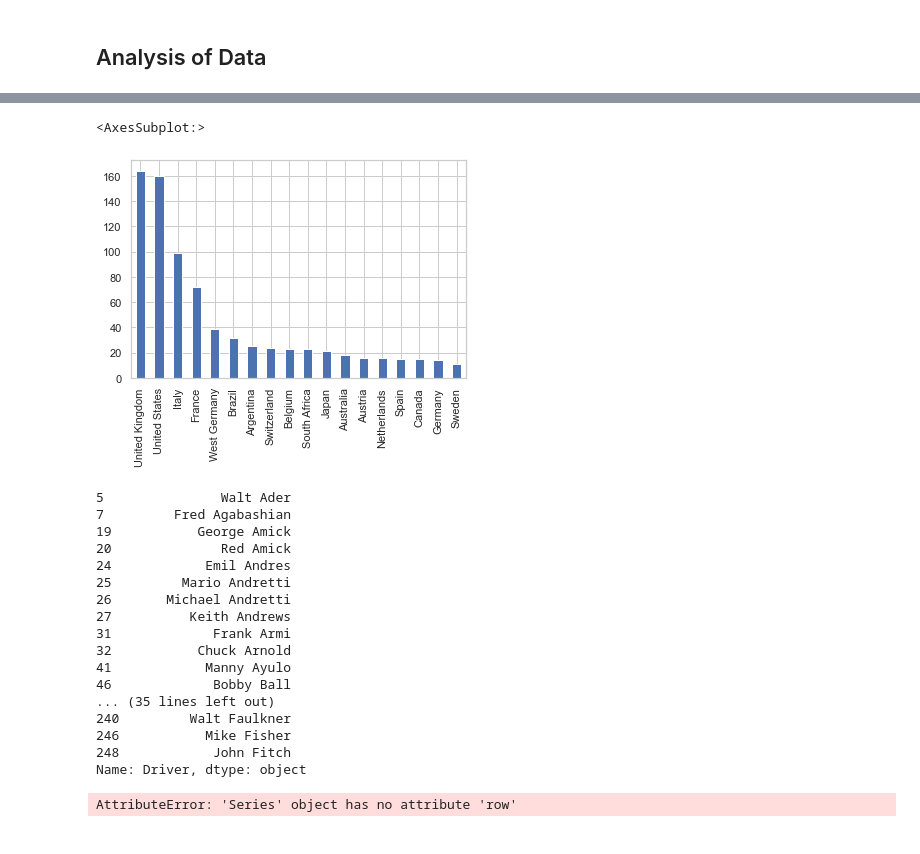
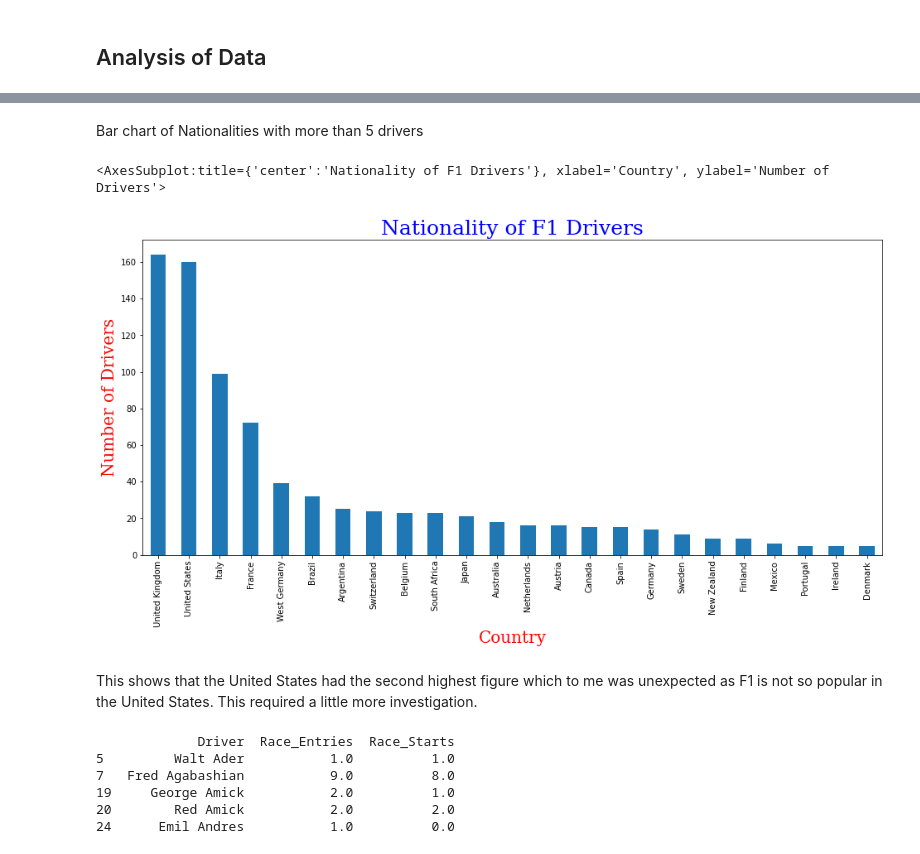
Before and after one commit to Ballyk101/UCDPA_JohnCronly, a Jupyter notebook: F1_Drivers_1952_to_2022.ipynb, the cells around one changed output, grey strips where cells are left out. Saved outputs shown, nothing was run; the diff lists cells and outputs as text; code cells hidden in the pictures.

Commit message:
Update F1_Drivers_1952_to_2022.ipynb
updated Bar chart and US drivers

```diff
--- a/F1_Drivers_1952_to_2022.ipynb
+++ b/F1_Drivers_1952_to_2022.ipynb
@@ -437,39 +439,28 @@ Indonesia                       1
 Name: Nationality, dtype: int64
+# %% [markdown]
+Bar chart of Nationalities with more than 5 drivers
 # %%
-# Nationalities with more than 10 drivers
-
 nation = df["Nationality"].value_counts()
-nation = nation.loc[nation >= 10]
-
+nation = nation.loc[nation >= 5]
+plt.figure(figsize=(16,7))
+font1={"family":"serif","color":"blue","size":25}
+font2={"family":"serif","color":"red","size":20}
+plt.xlabel("Country",fontdict=font2)
+plt.ylabel("Number of Drivers", fontdict=font2)
+plt.title("Nationality of F1 Drivers", fontdict=font1)
 nation.plot.bar()
 # %% [output]
-<AxesSubplot:>
+<AxesSubplot:title={'center':'Nationality of F1 Drivers'}, xlabel='Country', ylabel='Number of Drivers'>
-[figure, old version]
+[figure, new version]
+# %% [markdown]
+This shows that the United States had the second highest figure which to me was unexpected as F1 is not so popular in the United States. This required a little more investigation.
 # %%
-new_us = df.query("Nationality == 'United States'")["Driver"]
-
-print(new_us.head(50))
+new_us = df.query("Nationality == 'United States'")[["Driver","Race_Entries","Race_Starts"]]
+print(new_us.head())
 # %% [output]
-5               Walt Ader
-7         Fred Agabashian
-19           George Amick
-20              Red Amick
-24            Emil Andres
-25         Mario Andretti
-26       Michael Andretti
-27          Keith Andrews
-31             Frank Armi
-32           Chuck Arnold
-41            Manny Ayulo
-46             Bobby Ball
-... (35 lines left out)
-240         Walt Faulkner
-246           Mike Fisher
-248            John Fitch
-Name: Driver, dtype: object
+             Driver  Race_Entries  Race_Starts
+5         Walt Ader           1.0          1.0
+7   Fred Agabashian           9.0          8.0
+19     George Amick           2.0          1.0
+20        Red Amick           2.0          2.0
+24      Emil Andres           1.0          0.0
-# %%
-for rows in nation.row:
-    percentage = nation[row].sum()
-    print(f"{row}:{round(percentage*100, 2)}%")
-# %% [output]
-AttributeError: 'Series' object has no attribute 'row'
```
Also changed, not shown: parts of 6 cells of this notebook.
